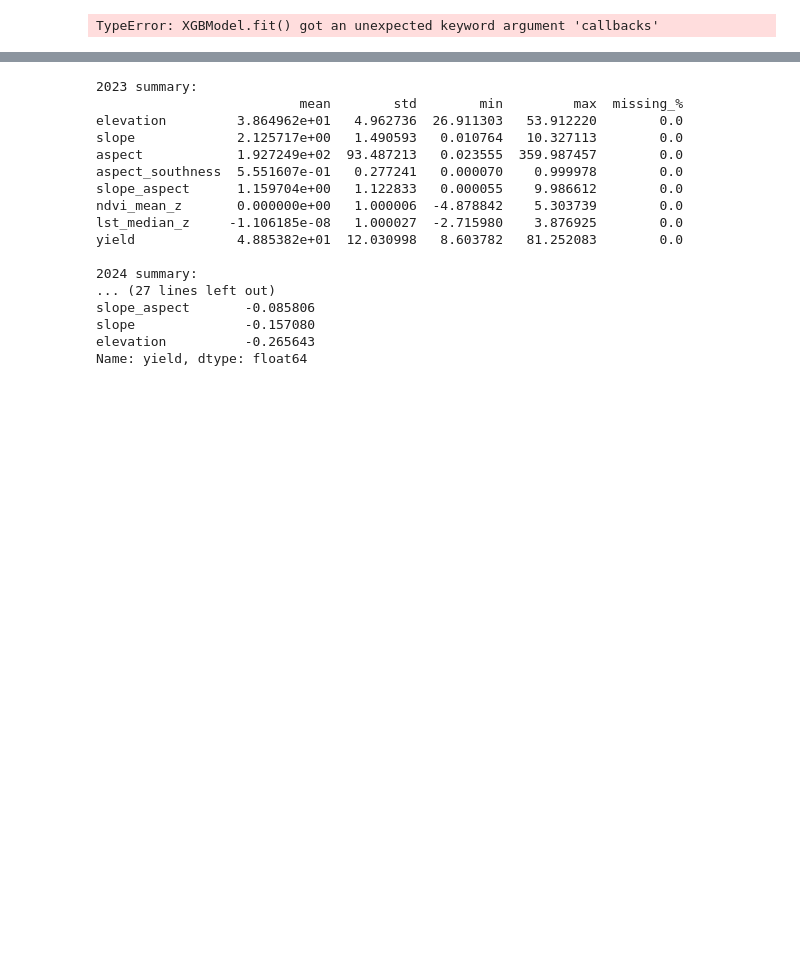
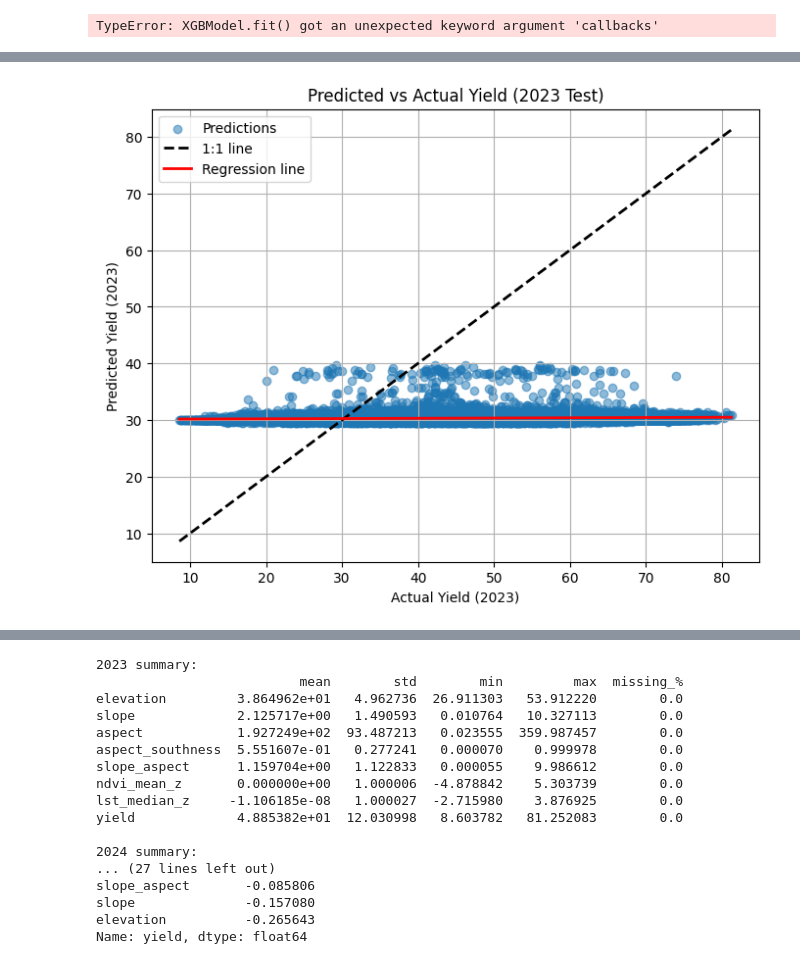
Before and after one commit to samarranjit/Yield_Prediction, a Jupyter notebook: Yield_Prediction_Using_XGBosst.ipynb, the cells around one changed output, grey strips where cells are left out. Cells and saved outputs as stored; diff of their text form; code cells hidden in the pictures; blank space fills up the shorter version.

```diff
--- a/Yield_Prediction_Using_XGBosst.ipynb
+++ b/Yield_Prediction_Using_XGBosst.ipynb
@@ -1308,0 +1720,38 @@ Test   R²: -0.091   MAE:  9.884   RMSE:  12.567
+# %%
+import numpy as np
+import matplotlib.pyplot as plt
+from sklearn.linear_model import LinearRegression
+import xgboost as xgb
+
+features = ["ndvi_mean", "lst_median", "elevation", "slope", "aspect"]  # adjust if needed
+
+# 1) Build 2023 test matrices
+X_te = df_map[2023][features].values
+y_te = df_map[2023]["yield"].values
+
+# Wrap in DMatrix; align feature names/order with training
+dte = xgb.DMatrix(X_te, feature_names=features)
+
+# 2) Predict (log-space if you trained on log1p(y))
+y_te_pred_log = bst.predict(dte, validate_features=False)  # set to True if you trained with names
+y_te_pred = np.expm1(y_te_pred_log)  # remove if you did NOT log-transform during training
+
+# 3) Plot Predicted vs Actual with 1:1 and regression line
+plt.figure(figsize=(8,6))
+plt.scatter(y_te, y_te_pred, alpha=0.5, label="Predictions")
+
+min_y, max_y = float(y_te.min()), float(y_te.max())
+plt.plot([min_y, max_y], [min_y, max_y], 'k--', lw=2, label="1:1 line")
+
+reg = LinearRegression().fit(y_te.reshape(-1,1), y_te_pred)
+y_fit = reg.predict(np.array([[min_y],[max_y]]))
+plt.plot([min_y, max_y], y_fit, 'r-', lw=2, label="Regression line")
+
+plt.xlabel("Actual Yield (2023)")
+plt.ylabel("Predicted Yield (2023)")
+plt.title("Predicted vs Actual Yield (2023 Test)")
+plt.legend()
+plt.grid(True)
+plt.show()
+# %% [output]
+[figure, added]
```
Also changed, not shown: parts of 20 cells of this notebook.
